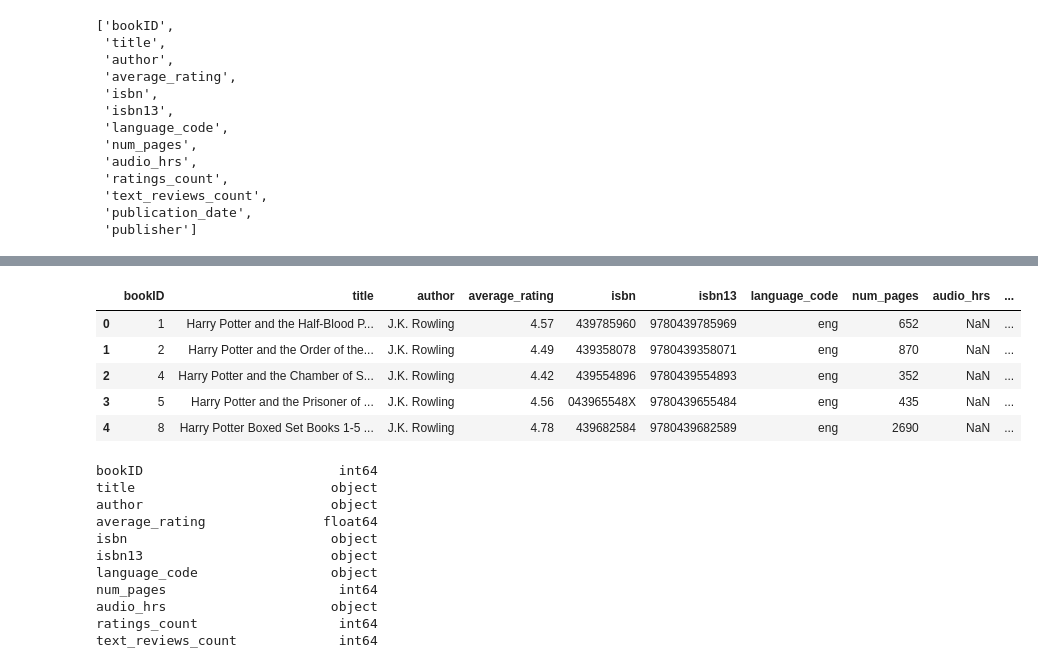
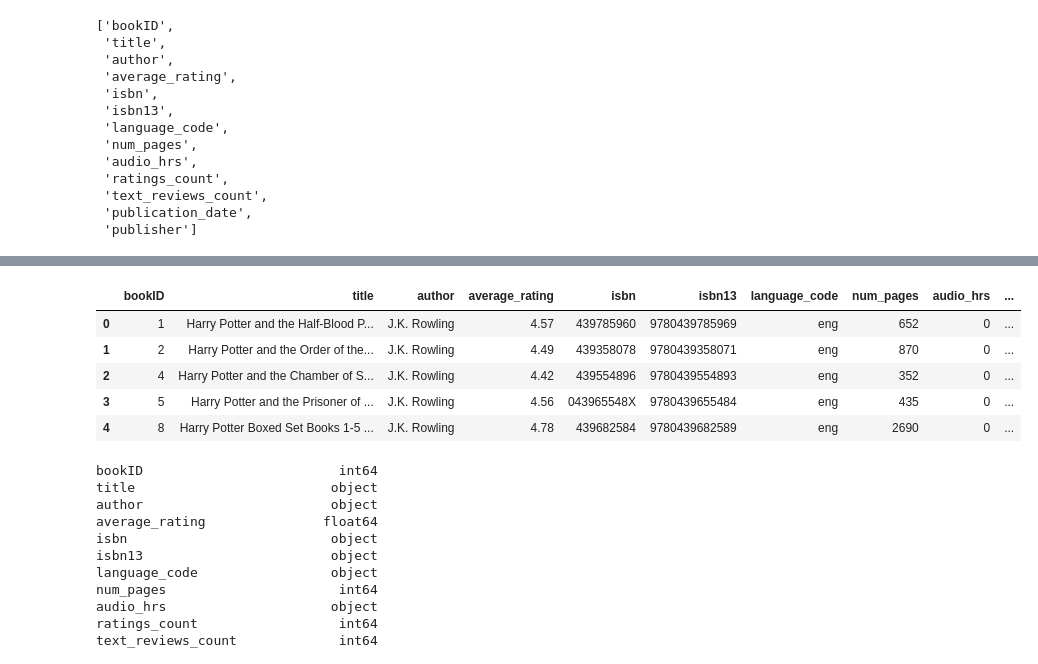
Before and after one commit to jfrankbryant/data-science-blog-post, a Jupyter notebook: DataScienceBlogPost_Books.ipynb, the cells around one changed output, grey strips where cells are left out. Drawn from its saved outputs; the diff is of its cells as text; code cells hidden in the pictures.

Commit message:
Cleaning up data with zero book length

```diff
--- a/DataScienceBlogPost_Books.ipynb
+++ b/DataScienceBlogPost_Books.ipynb
@@ -334,3 +334,16 @@ karamazov_df.head(9)
 | 9356 | 37058 | The Brothers Karamazov | Fyodor Dostoyevsky | 4.32 | 1596440783 | 9781596440784 | eng | 16 | 3 | ... |
 # %%
 #deal with num_pages containing audio hours
+# %%
+#create Boolean series for publishers that contain the word Audio
+audiobook_bool_series = eng_goodread_df['publisher'].str.contains('Audio')
+
+#create audiobook df slice
+audiobook_bool_slice = audiobook_bool_series[(audiobook_bool_series == True)]
+
+#create a list of indexes for audiobooks
+audiobook_bool_index = list(audiobook_bool_slice.index.values)
+
+#create a new df with audiobook rows
+df_audiobook = eng_goodread_df.loc[audiobook_bool_index]
+df_audiobook.head()
@@ -343,16 +363,3 @@ audiobook_bool_series.head()
 3    False
 4    False
 Name: publisher, dtype: bool
-# %%
-#create Boolean series for publishers that contain the word Audio
-audiobook_bool_series = eng_goodread_df['publisher'].str.contains('Audio')
-
-#create audiobook df slice
-audiobook_bool_slice = audiobook_bool_series[(audiobook_bool_series == True)]
-
-#create a list of indexes for audiobooks
-audiobook_bool_index = list(audiobook_bool_slice.index.values)
-
-#create a new df with audiobook rows
-df_audiobook = eng_goodread_df.loc[audiobook_index_list]
-df_audiobook.head()
@@ -399,19 +399,20 @@ df_audiobook.head()
 | 673 | 2166 | The Old Man and the Sea | Ernest Hemingway | 3.77 | 743564367 | 9780743564366 | eng | 0 | 3 | ... |
 # %%
 #drop rows for data in df_audiobook
-eng_goodread_text_audio_df = eng_goodread_df.drop(audiobook_index_list, axis=0)
+eng_goodread_text_audio_df = eng_goodread_df.drop(audiobook_bool_index, axis=0)
 # %%
 #append updated df_audiobook to goodread_audiobook_df and reorganize columns
 eng_goodread_text_audio_df = eng_goodread_text_audio_df.append(df_audiobook)
 eng_goodread_text_audio_df = eng_goodread_text_audio_df[col_names]
+eng_goodread_text_audio_df['audio_hrs'] = eng_goodread_text_audio_df['audio_hrs'].fillna(0)
 eng_goodread_text_audio_df.head()
 # %% [output]
 |  | bookID | title | author | average_rating | isbn | isbn13 | language_code | num_pages | audio_hrs | ... |
-| 0 | 1 | Harry Potter and the Half-Blood P... | J.K. Rowling | 4.57 | 439785960 | 9780439785969 | eng | 652 | NaN | ... |
-| 1 | 2 | Harry Potter and the Order of the... | J.K. Rowling | 4.49 | 439358078 | 9780439358071 | eng | 870 | NaN | ... |
-| 2 | 4 | Harry Potter and the Chamber of S... | J.K. Rowling | 4.42 | 439554896 | 9780439554893 | eng | 352 | NaN | ... |
-| 3 | 5 | Harry Potter and the Prisoner of ... | J.K. Rowling | 4.56 | 043965548X | 9780439655484 | eng | 435 | NaN | ... |
-| 4 | 8 | Harry Potter Boxed Set Books 1-5 ... | J.K. Rowling | 4.78 | 439682584 | 9780439682589 | eng | 2690 | NaN | ... |
+| 0 | 1 | Harry Potter and the Half-Blood P... | J.K. Rowling | 4.57 | 439785960 | 9780439785969 | eng | 652 | 0 | ... |
+| 1 | 2 | Harry Potter and the Order of the... | J.K. Rowling | 4.49 | 439358078 | 9780439358071 | eng | 870 | 0 | ... |
+| 2 | 4 | Harry Potter and the Chamber of S... | J.K. Rowling | 4.42 | 439554896 | 9780439554893 | eng | 352 | 0 | ... |
+| 3 | 5 | Harry Potter and the Prisoner of ... | J.K. Rowling | 4.56 | 043965548X | 9780439655484 | eng | 435 | 0 | ... |
+| 4 | 8 | Harry Potter Boxed Set Books 1-5 ... | J.K. Rowling | 4.78 | 439682584 | 9780439682589 | eng | 2690 | 0 | ... |
 # %%
 #create copy of df to fix datatypes
 corrected_goodread_df = eng_goodread_text_audio_df.copy()
```
Also changed, not shown: parts of 24 cells of this notebook.
